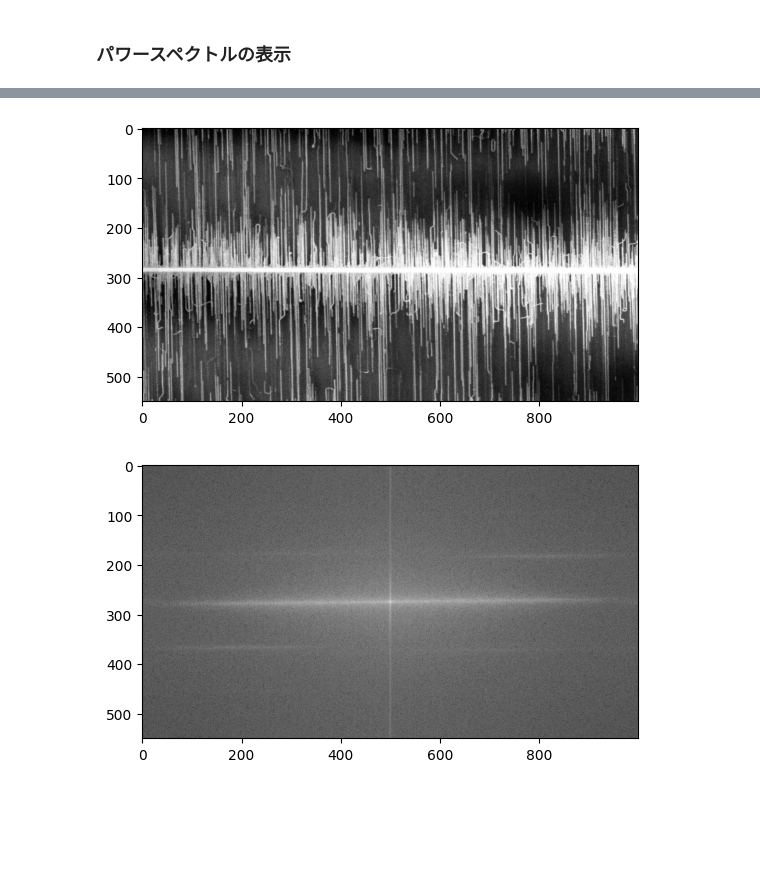
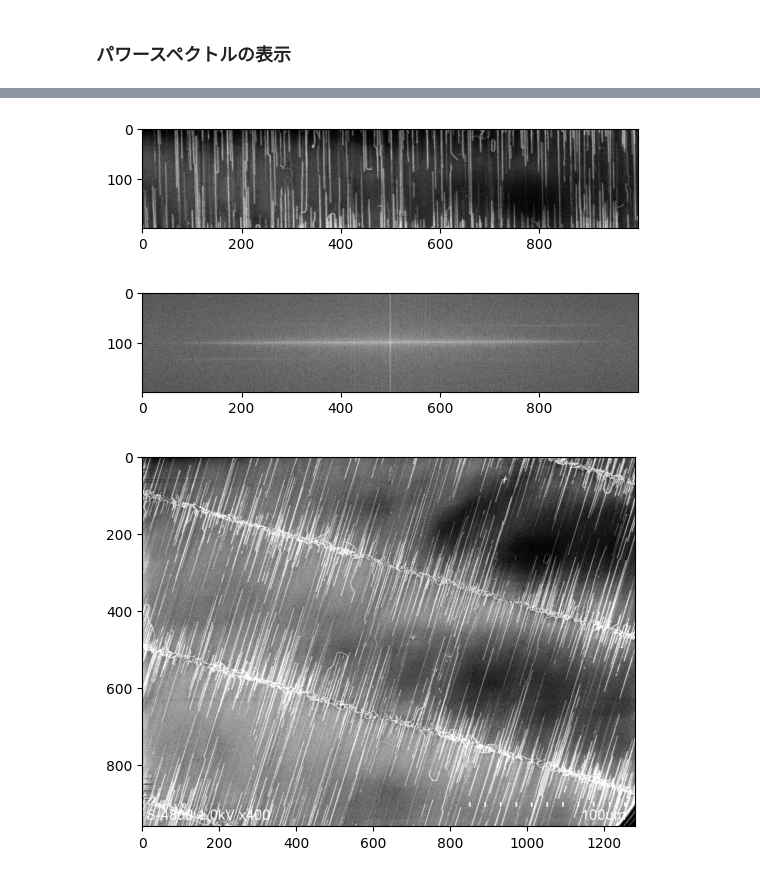
Before and after one commit to kykougaku/adhoc_analysis, a Jupyter notebook: notebook/semimage.ipynb, the cells around one changed output, grey strips where cells are left out. Cells and saved outputs as stored; diff of their text form; code cells hidden in the pictures; blank space fills up the shorter version.

```diff
--- a/notebook/semimage.ipynb
+++ b/notebook/semimage.ipynb
@@ -120,12 +107,18 @@ plt.show()
 # %%
-crop_rotated2 = rotated_image[200:750, 100:1100]
+crop_rotated2 = rotated_image[200:400, 100:1100]
 plt.imshow(crop_rotated2, cmap='gray')
 plt.show()
 fimage2 = np.fft.fft2(crop_rotated2)
 fshift2 = np.fft.fftshift(fimage2)
 magnitude_spectrum2 = 20*np.log(np.abs(fshift2))
 plt.imshow(magnitude_spectrum2, cmap='gray')
 plt.show()
 # %% [output]
-[figure, old version]
+[figure, new version]
-[figure, old version]
+[figure, new version]
+# %%
+img2 = cv2.imread(os.path.join(datadir, "241024CVDfe0.05-15.tif"), cv2.IMREAD_GRAYSCALE)
+plt.imshow(img2, cmap='gray')
+plt.show()
+# %% [output]
+[figure, added]
```
Also changed, not shown: parts of 11 cells of this notebook, 1 other file.
